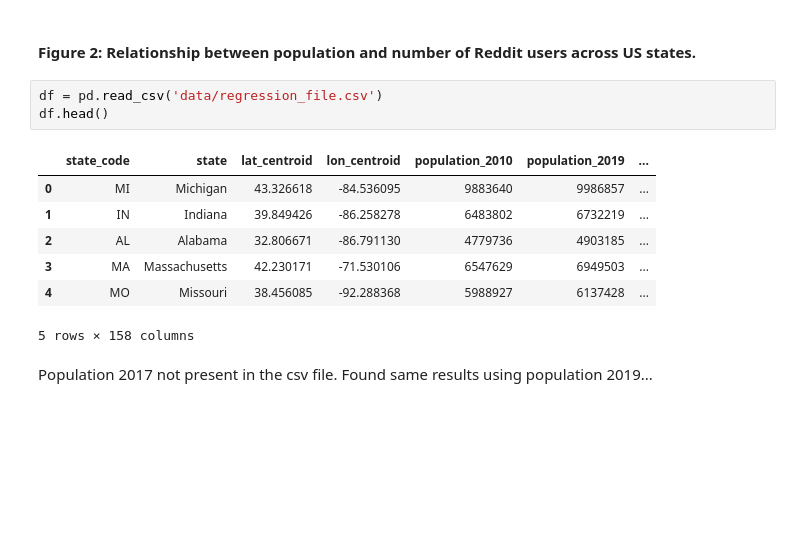
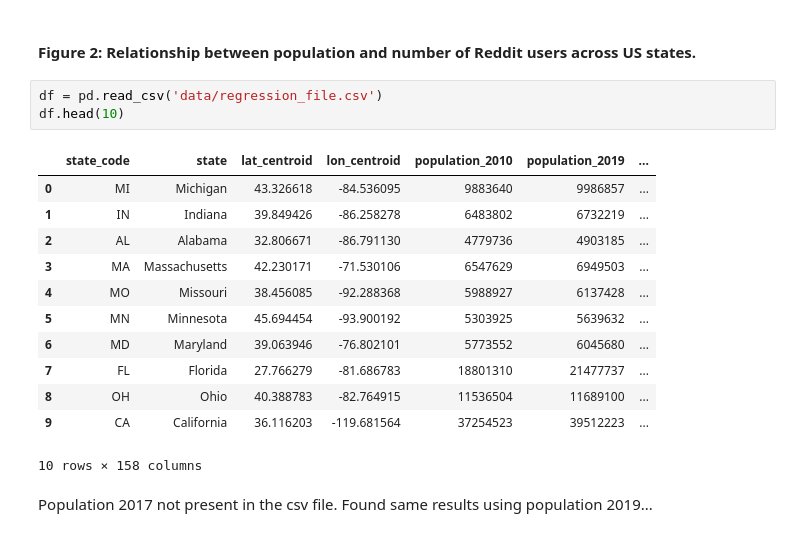
Before and after one commit to florentinafabregas/Group_K_SeminarsInDataScience, a Jupyter notebook: main.ipynb, the cells around one changed output. Saved outputs shown, nothing was run; the diff lists cells and outputs as text; blank space fills up the shorter version.

Commit message:
(ro) working on Table1 recreation

```diff
--- a/main.ipynb
+++ b/main.ipynb
@@ -10,15 +10,20 @@ import networkx as nx
 #### Figure 2: Relationship between population and number of Reddit users across US states.
 # %%
 df = pd.read_csv('data/regression_file.csv')
-df.head()
+df.head(10)
 # %% [output]
 |  | state_code | state | lat_centroid | lon_centroid | population_2010 | population_2019 | ... |
 | 0 | MI | Michigan | 43.326618 | -84.536095 | 9883640 | 9986857 | ... |
 | 1 | IN | Indiana | 39.849426 | -86.258278 | 6483802 | 6732219 | ... |
 | 2 | AL | Alabama | 32.806671 | -86.791130 | 4779736 | 4903185 | ... |
 | 3 | MA | Massachusetts | 42.230171 | -71.530106 | 6547629 | 6949503 | ... |
 | 4 | MO | Missouri | 38.456085 | -92.288368 | 5988927 | 6137428 | ... |
+| 5 | MN | Minnesota | 45.694454 | -93.900192 | 5303925 | 5639632 | ... |
+| 6 | MD | Maryland | 39.063946 | -76.802101 | 5773552 | 6045680 | ... |
+| 7 | FL | Florida | 27.766279 | -81.686783 | 18801310 | 21477737 | ... |
+| 8 | OH | Ohio | 40.388783 | -82.764915 | 11536504 | 11689100 | ... |
+| 9 | CA | California | 36.116203 | -119.681564 | 37254523 | 39512223 | ... |
-5 rows × 158 columns
+10 rows × 158 columns
 # %% [markdown]
 Population 2017 not present in the csv file. Found same results using population 2019...
 # %%
```
Also changed, not shown: parts of 15 cells of this notebook.
